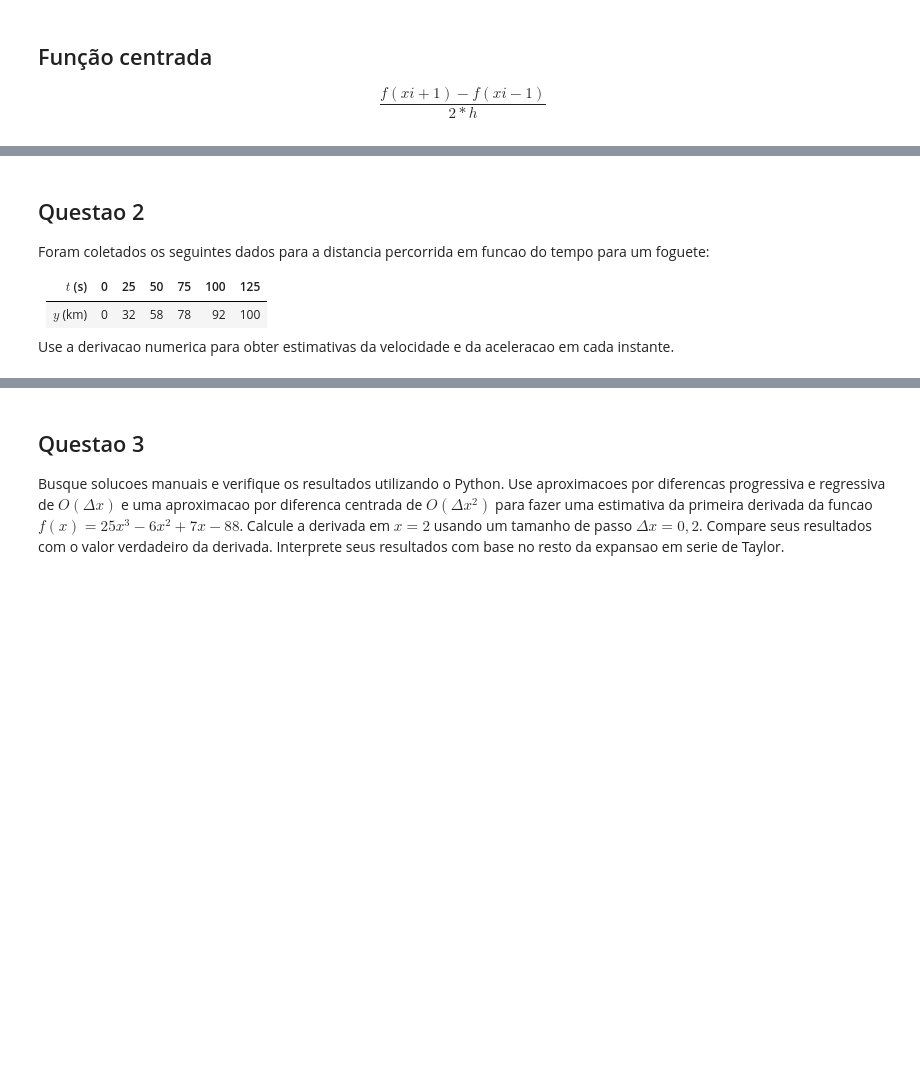
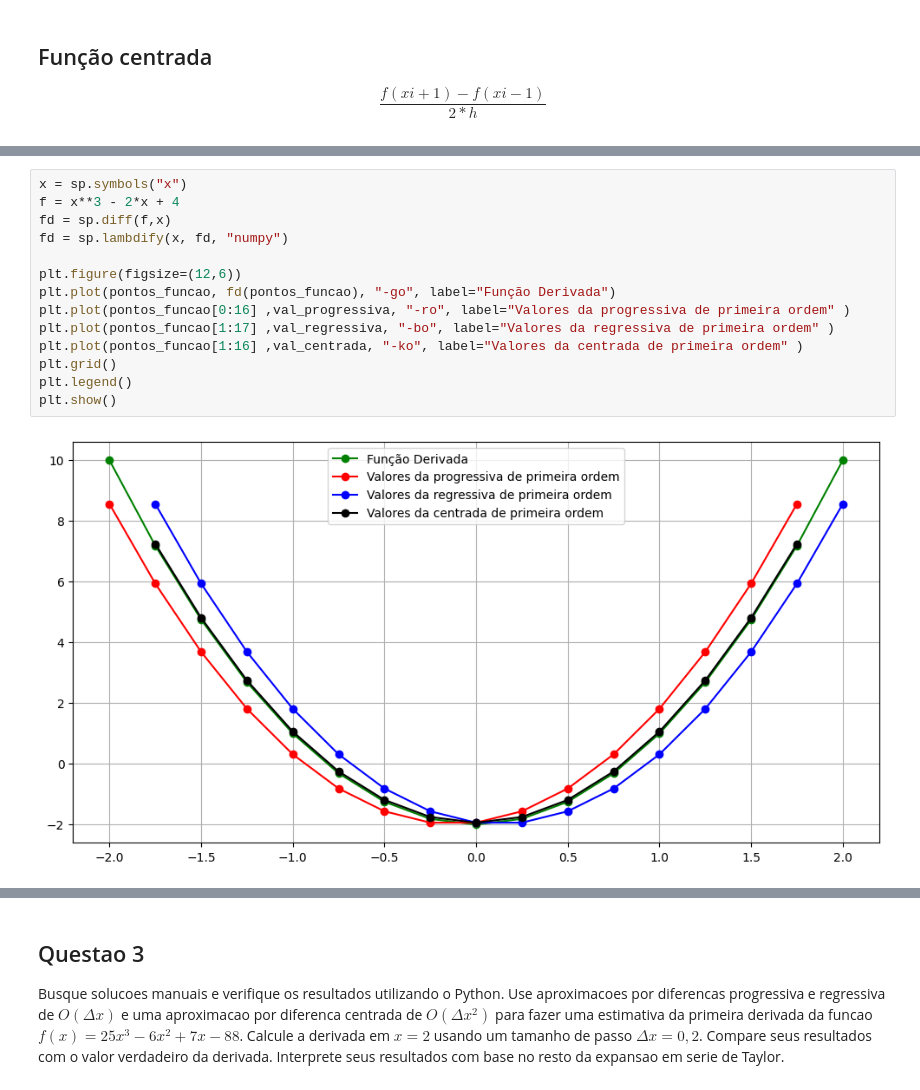
Before and after one commit to GabrielMPinho/Modelagem-Computacional, a Jupyter notebook: derivacao_numerica/lista/Lista_2_Derivacao_Numerica.ipynb, the cells around one changed output, grey strips where cells are left out. Cells and saved outputs as stored; diff of their text form; blank space fills up the shorter version.

```diff
--- a/derivacao_numerica/lista/Lista_2_Derivacao_Numerica.ipynb
+++ b/derivacao_numerica/lista/Lista_2_Derivacao_Numerica.ipynb
@@ -141,12 +141,16 @@ plt.show()
-# %% [markdown]
-## Questao 2
-
-Foram coletados os seguintes dados para a distancia percorrida
-em funcao do tempo para um foguete:
-
-| $t$ (s) | 0 | 25 | 50 | 75 | 100 | 125 |
-|---|---|---|---|---|---|---|
-| $y$ (km) | 0 | 32 | 58 | 78 | 92 | 100 |
-
-Use a derivacao numerica para obter estimativas da velocidade e da aceleracao
-em cada instante.
+# %%
+x = sp.symbols("x")
+f = x**3 - 2*x + 4
+fd = sp.diff(f,x)
+fd = sp.lambdify(x, fd, "numpy")
+
+plt.figure(figsize=(12,6))
+plt.plot(pontos_funcao, fd(pontos_funcao), "-go", label="Função Derivada")
+plt.plot(pontos_funcao[0:16] ,val_progressiva, "-ro", label="Valores da progressiva de primeira ordem" )
+plt.plot(pontos_funcao[1:17] ,val_regressiva, "-bo", label="Valores da regressiva de primeira ordem" )
+plt.plot(pontos_funcao[1:16] ,val_centrada, "-ko", label="Valores da centrada de primeira ordem" )
+plt.grid()
+plt.legend()
+plt.show()
+# %% [output]
+[figure, added]
```
Also changed, not shown: parts of 5 cells of this notebook.
